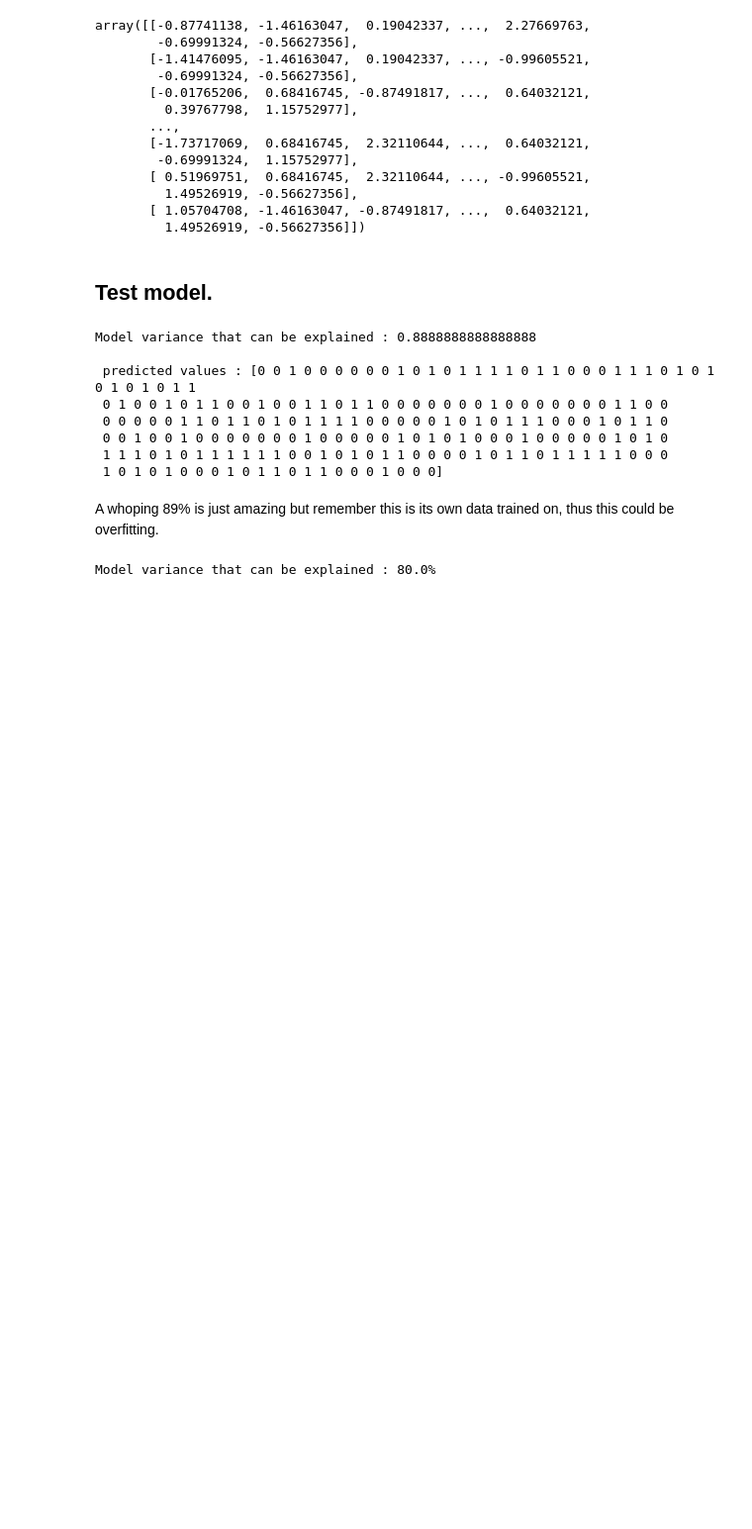
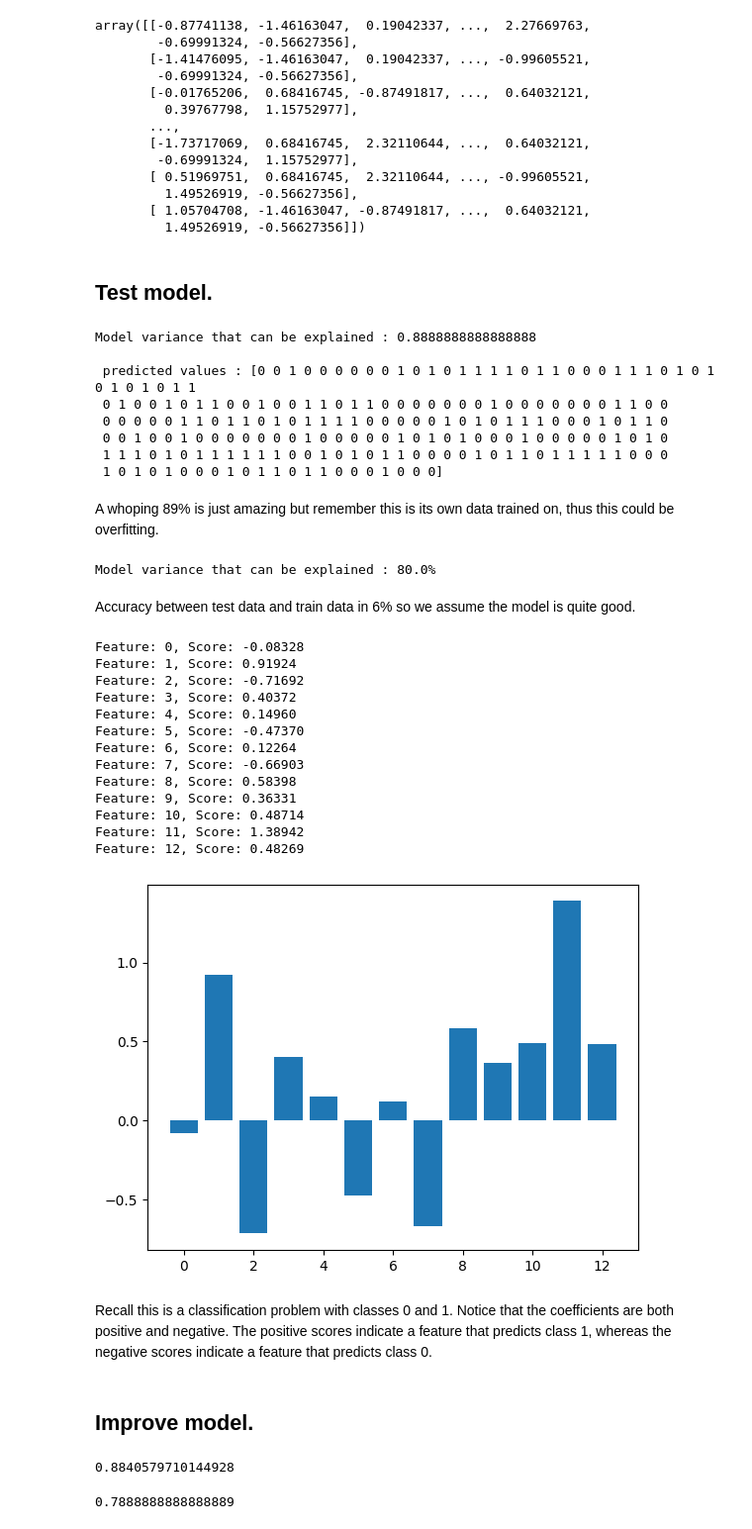
Before and after one commit to kechcole/Machine-Learning, a Jupyter notebook: Notebook/3.Logistic_regression.ipynb, the cells around one changed output. Shown at 99% size. Saved outputs shown, nothing was run; the diff lists cells and outputs as text; code cells hidden in the pictures; blank space fills up the shorter version.

Commit message:
Evaluate model

```diff
--- a/Notebook/3.Logistic_regression.ipynb
+++ b/Notebook/3.Logistic_regression.ipynb
@@ -297,3 +297,35 @@ score = lg_reg.score(X_test_scaled, y_test)
 print(f'Model variance that can be explained : {score * 100}%')
 # %% [output]
 Model variance that can be explained : 80.0%
+# %% [markdown]
+Accuracy between test data and train data in 6% so we assume the model is quite good.
+# %%
+# get feature importance
+importance = model.coef_[0]
+
+# summarize feature importance
+for i,v in enumerate(importance):
+ print('Feature: %0d, Score: %.5f' % (i,v))
+
+# plot feature importance
+plt.bar([x for x in range(len(importance))], importance)
+plt.show()
+# %% [output]
+Feature: 0, Score: -0.08328
+Feature: 1, Score: 0.91924
+Feature: 2, Score: -0.71692
+Feature: 3, Score: 0.40372
+Feature: 4, Score: 0.14960
+Feature: 5, Score: -0.47370
+Feature: 6, Score: 0.12264
+Feature: 7, Score: -0.66903
+Feature: 8, Score: 0.58398
+Feature: 9, Score: 0.36331
+Feature: 10, Score: 0.48714
+Feature: 11, Score: 1.38942
+Feature: 12, Score: 0.48269
+[figure, added]
+# %% [markdown]
+Recall this is a classification problem with classes 0 and 1. Notice that the coefficients are both positive and negative. The positive scores indicate a feature that predicts class 1, whereas the negative scores indicate a feature that predicts class 0.
+# %% [markdown]
+## Improve model.
@@ -299,0 +337,10 @@ Model variance that can be explained : 80.0%
+# %%
+# training data
+lg_reg2.score(X_train_scaled, y_train)
+# %% [output]
+0.8840579710144928
+# %%
+# test data
+lg_reg2.score(X_test_scaled, y_test)
+# %% [output]
+0.7888888888888889
```
Also changed, not shown: parts of 2 cells of this notebook.
